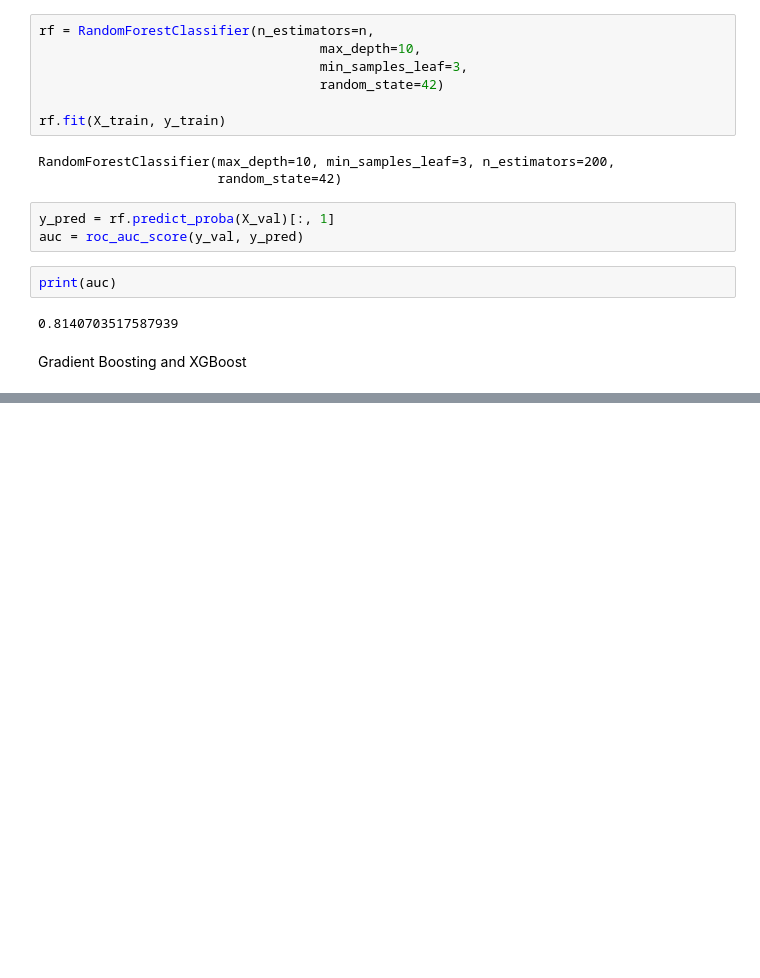
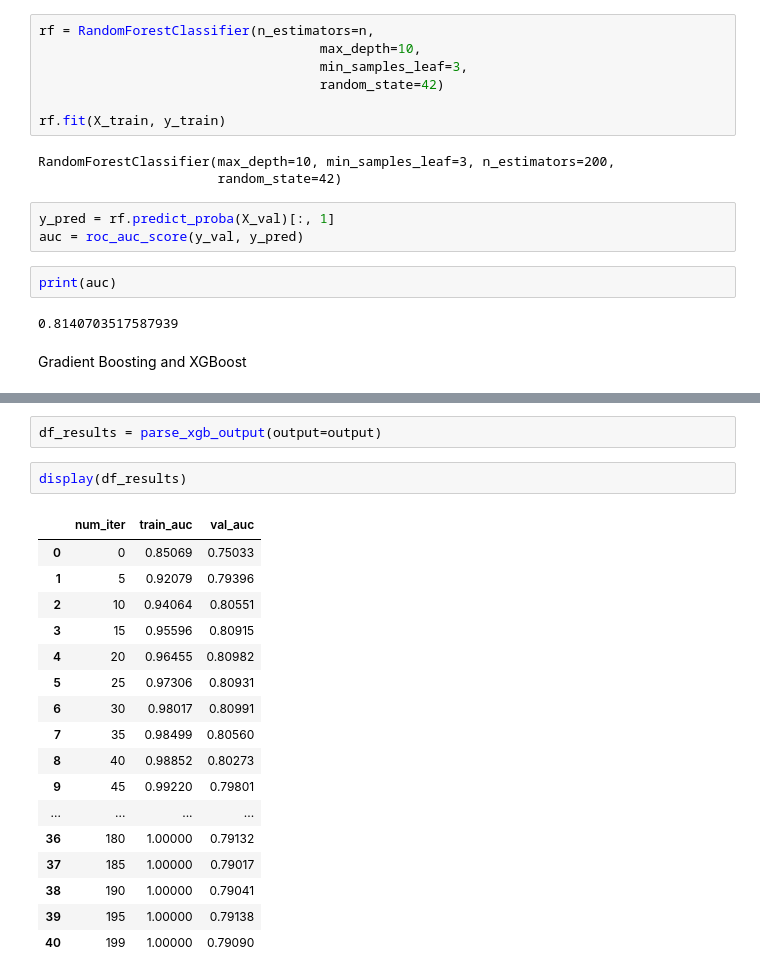
Before and after one commit to ShivaSaiV/Machine-Learning, a Jupyter notebook: CreditRiskProject/credit_risk.ipynb, the cells around one changed output, grey strips where cells are left out. Cells and saved outputs as stored; diff of their text form; blank space fills up the shorter version.

```diff
--- a/CreditRiskProject/credit_risk.ipynb
+++ b/CreditRiskProject/credit_risk.ipynb
@@ -548,0 +641,22 @@ Gradient Boosting and XGBoost
+# %%
+df_results = parse_xgb_output(output=output)
+# %%
+display(df_results)
+# %% [output]
+|  | num_iter | train_auc | val_auc |
+| 0 | 0 | 0.85069 | 0.75033 |
+| 1 | 5 | 0.92079 | 0.79396 |
+| 2 | 10 | 0.94064 | 0.80551 |
+| 3 | 15 | 0.95596 | 0.80915 |
+| 4 | 20 | 0.96455 | 0.80982 |
+| 5 | 25 | 0.97306 | 0.80931 |
+| 6 | 30 | 0.98017 | 0.80991 |
+| 7 | 35 | 0.98499 | 0.80560 |
+| 8 | 40 | 0.98852 | 0.80273 |
+| 9 | 45 | 0.99220 | 0.79801 |
+| ... | ... | ... | ... |
+| 36 | 180 | 1.00000 | 0.79132 |
+| 37 | 185 | 1.00000 | 0.79017 |
+| 38 | 190 | 1.00000 | 0.79041 |
+| 39 | 195 | 1.00000 | 0.79138 |
+| 40 | 199 | 1.00000 | 0.79090 |
```
Also changed, not shown: parts of 10 cells of this notebook.
